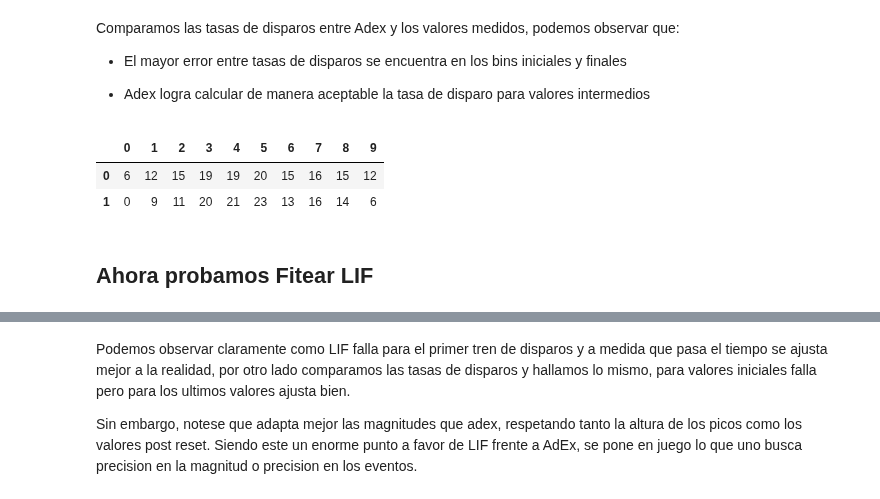
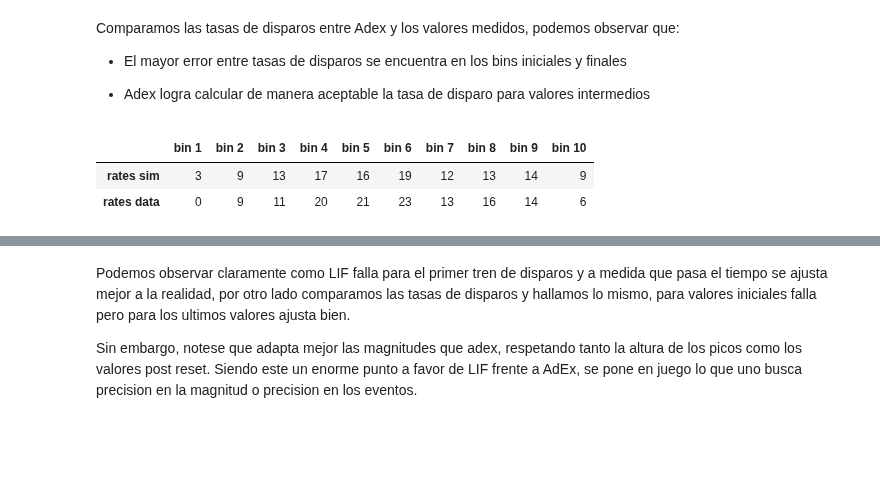
Before and after one commit to gonzagrau/Neuro-16-82, a Jupyter notebook: Trabajo Final/Entrega_Final.ipynb, the cells around one changed output, grey strips where cells are left out. Drawn from its saved outputs; the diff is of its cells as text; code cells hidden in the pictures; blank space fills up the shorter version.

```diff
--- a/Trabajo Final/Entrega_Final.ipynb
+++ b/Trabajo Final/Entrega_Final.ipynb
@@ -844,12 +808,24 @@ adex = Adex_model(V_reset = -50*mV,
 # %%
-adex.fit_spikes(t_train,
-                spike_times_train,
-                I_train,
-                n_per_bin=len(t_train)//10,
-                tweak_keys=['a', 'b', 'delta_T', 'tau_m', 'tau_w', 'R'],
-                tweak_units=[nS, pA, mV, ms, ms, Mohm],
-                N_iter=100,
-                max_rep=15,
-                pop_size=50,
-                mut_rate=0.1,
-                mut_scale=10)
+if train_adex:
+    adex = Adex_model(V_reset = -50*mV,
+                      V_thres = -35*mV,
+                      V_postreset = 40*mV,
+                      b = 450*pA,
+                      V_rest = -65*mV,
+                      delta_T = 1.0*mV)
+
+    adex.fit_spikes(t_train,
+                    spike_times_train,
+                    I_train,
+                    n_per_bin=len(t_train)//10,
+                    tweak_keys=['a', 'b', 'delta_T', 'tau_m', 'tau_w', 'R'],
+                    tweak_units=[nS, pA, mV, ms, ms, Mohm],
+                    N_iter=100,
+                    max_rep=15,
+                    pop_size=50,
+                    mut_rate=0.1,
+                    mut_scale=10)
+else:
+    with open('saved_params/pars_fit_AdEx.json') as file:
+        pars_rec = json.load(file)
+        adex = Adex_model(**pars_rec)
@@ -910 +859,4 @@ Por otro lado simulamos la respuesta de AdEx frente a la corriente de testeo y l
+# %%
+X_adex_test, spikes_adex_test = adex.simulate_trajectory(t_test, I_test, plot=False)
+v_adex_test = X_adex_test[0, :]
 # %%
@@ -919,4 +873,0 @@ Text(0.5, 1.0, 'Tension medida post entrenamiento')
-# %%
-
-X,spikes_adex_test = adex.simulate_trajectory(t_train, I_test, plot=True)
-print(spikes_adex_test)
@@ -946,12 +880,10 @@ Comparamos las tasas de disparos entre Adex y los valores medidos, podemos obser
 # %%
 spike_times_medidos_test, test_peaks_h = find_peaks(v_test, height=0)
 rates_adex = firing_rate(t_train, spikes_adex_test, n_per_bin=len(t_train)//10)
 rates_obj = firing_rate(t_train, spike_times_medidos_test, n_per_bin=len(t_train)//10)
-mat = np.vstack((rates_adex, rates_obj))
-pd.DataFrame(mat)
+mat_rate_adex = np.vstack((rates_adex, rates_obj))
+pd.DataFrame(mat_rate_adex, columns=[f"bin {i+1}" for i in range(mat_rate_adex.shape[1])], index=['rates sim', 'rates data'])
 # %% [output]
-|  | 0 | 1 | 2 | 3 | 4 | 5 | 6 | 7 | 8 | 9 |
-| 0 | 6 | 12 | 15 | 19 | 19 | 20 | 15 | 16 | 15 | 12 |
-| 1 | 0 | 9 | 11 | 20 | 21 | 23 | 13 | 16 | 14 | 6 |
+|  | bin 1 | bin 2 | bin 3 | bin 4 | bin 5 | bin 6 | bin 7 | bin 8 | bin 9 | bin 10 |
+| rates sim | 3 | 9 | 13 | 17 | 16 | 19 | 12 | 13 | 14 | 9 |
+| rates data | 0 | 9 | 11 | 20 | 21 | 23 | 13 | 16 | 14 | 6 |
-# %% [markdown]
-## Ahora probamos Fitear LIF
```
Also changed, not shown: parts of 45 cells of this notebook, 4 other files.
